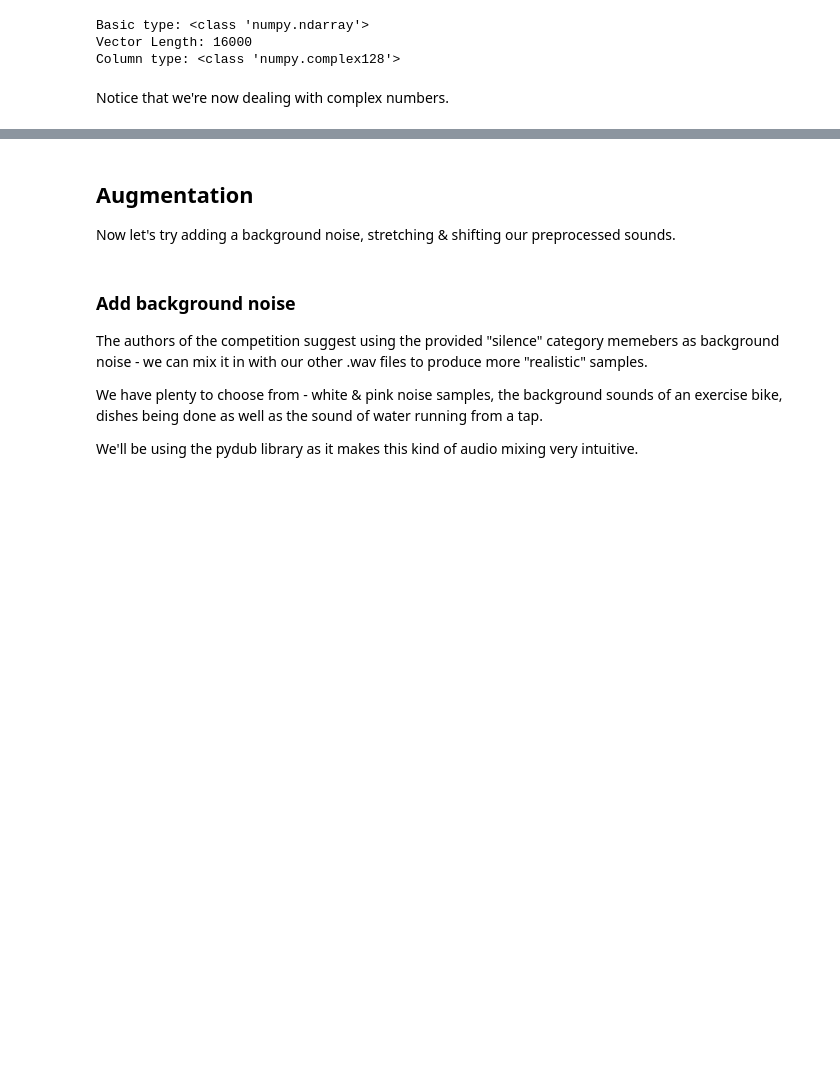
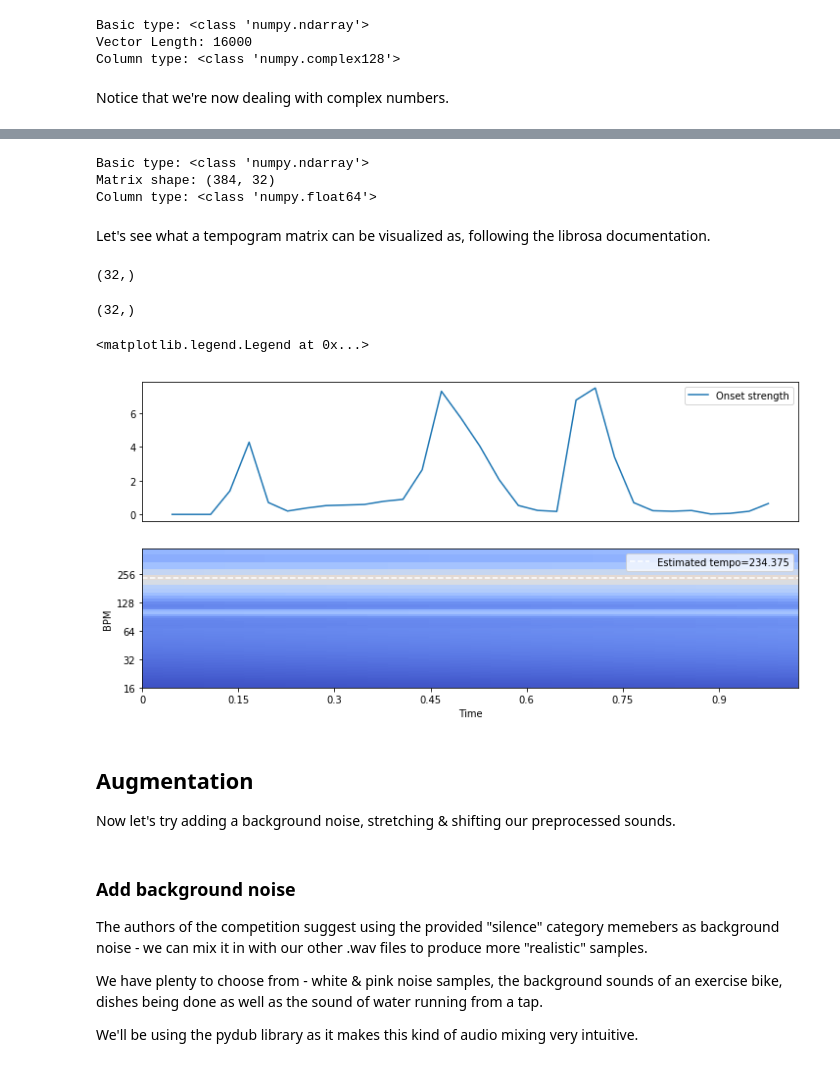
Before and after one commit to mateuszjurewicz/tensorflow_speech_recognition, a Jupyter notebook: 2. Preprocessing and data augmentation.ipynb, the cells around one changed output, grey strips where cells are left out. Drawn from its saved outputs; the diff is of its cells as text; code cells hidden in the pictures; blank space fills up the shorter version.

Commit message:
Add tempogram to preprocessing and data augmentation

```diff
--- a/2. Preprocessing and data augmentation.ipynb
+++ b/2. Preprocessing and data augmentation.ipynb
@@ -174,3 +181,46 @@ array([[1.00000000e+00, 1.00000000e+00, 1.00000000e+00, ...,
+# %%
+print("Basic type: {}\nMatrix shape: {}\nColumn type: {}".format(type(x_tempo), x_tempo.shape, type(x_tempo[0][0])))
+# %% [output]
+Basic type: <class 'numpy.ndarray'>
+Matrix shape: (384, 32)
+Column type: <class 'numpy.float64'>
+# %% [markdown]
+Let's see what a tempogram matrix can be visualized as, following the librosa documentation.
+# %%
+# compute local onset autocorrelation
+hop_length = 512
+oenv = librosa.onset.onset_strength(y=x_raw[1], sr=x_raw[0], hop_length=hop_length)
+tempogram = librosa.feature.tempogram(onset_envelope=oenv, sr=x_raw[0], hop_length=hop_length)
+oenv.shape
+# %% [output]
+(32,)
+# %%
+# compute global onset autocorrelation
+ac_global = librosa.autocorrelate(oenv, max_size=tempogram.shape[0],axis=0)
+ac_global = librosa.util.normalize(ac_global)
+ac_global.shape
+# %% [output]
+(32,)
+# %%
+# estimate the global tempo for display purposes
+tempo = librosa.beat.tempo(onset_envelope=oenv, sr=x_raw[0], hop_length=hop_length)[0]
+# %%
+plt.figure(figsize=(12, 12))
+plt.subplot(4, 1, 1)
+plt.plot(oenv, label='Onset strength')
+plt.xticks([])
+plt.legend(frameon=True)
+plt.axis('tight')
+plt.subplot(4, 1, 2)
+# We'll truncate the display to a narrower range of tempi
+librosa.display.specshow(tempogram, sr=x_raw[0], hop_length=hop_length,
+                         x_axis='time', y_axis='tempo')
+plt.axhline(tempo, color='w', linestyle='--', alpha=1,
+             label='Estimated tempo={:g}'.format(tempo))
+plt.legend(frameon=True, framealpha=0.75)
+# %% [output]
+<matplotlib.legend.Legend at 0x...>
+[figure, added]
 # %% [markdown]
 ## Augmentation
 Now let's try adding a background noise, stretching & shifting our preprocessed sounds.
```
Also changed, not shown: parts of 12 cells of this notebook, 1 other file.
